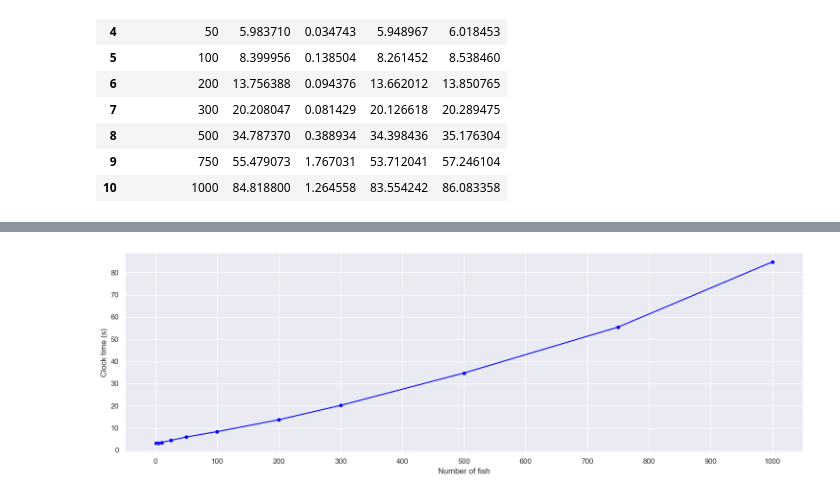
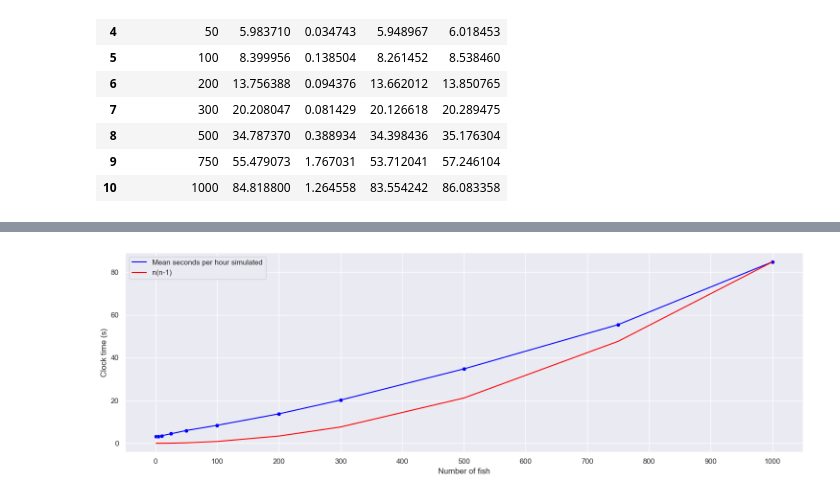
Before and after one commit to Trottero/master-thesis-simulator, a Jupyter notebook: Analytics/experiments/0 - Benchmarks/analyze_benchmarks.ipynb, the cells around one changed output, grey strips where cells are left out. Drawn from its saved outputs; the diff is of its cells as text; code cells hidden in the pictures.

```diff
--- a/Analytics/experiments/0 - Benchmarks/analyze_benchmarks.ipynb
+++ b/Analytics/experiments/0 - Benchmarks/analyze_benchmarks.ipynb
@@ -80,3 +80,11 @@ Newest file: 2023-07-25-22-41-47.csv
 | 8 | 500 | 34.787370 | 0.388934 | 34.398436 | 35.176304 |
 | 9 | 750 | 55.479073 | 1.767031 | 53.712041 | 57.246104 |
 | 10 | 1000 | 84.818800 | 1.264558 | 83.554242 | 86.083358 |
+# %%
+expected_y = np.array([x * (x - 1) for x in configs])
+
+expected_y = expected_y * 0.00008488488
+
+results_df['expected_y'] = expected_y
+
+results_df
@@ -83,14 +104,15 @@ Newest file: 2023-07-25-22-41-47.csv
 # %%
 fig = plt.figure(figsize=(15, 5))
 
 ax = fig.add_subplot()
 sns.scatterplot(data=results_df, x='NumberOfFish', y='Mean', color='blue', ax=ax)
-sns.lineplot(data=results_df, x='NumberOfFish', y='Mean', color='blue', ax=ax)
+sns.lineplot(data=results_df, x='NumberOfFish', y='Mean', color='blue', ax=ax, label='Mean seconds per hour simulated')
+sns.lineplot(data=results_df, x='NumberOfFish', y='expected_y', color='red', ax=ax, label='n(n-1)')
 plt.xticks(np.arange(0, 1001, 100))
 plt.ylabel('Clock time (s)')
 plt.xlabel('Number of fish')
 plt.tight_layout()
 
 plt.savefig('plots/benchmark-1.pdf')
 # %% [output]
-[figure, old version]
+[figure, new version]
```
Also changed, not shown: parts of 1 cell of this notebook, 5 other files.
